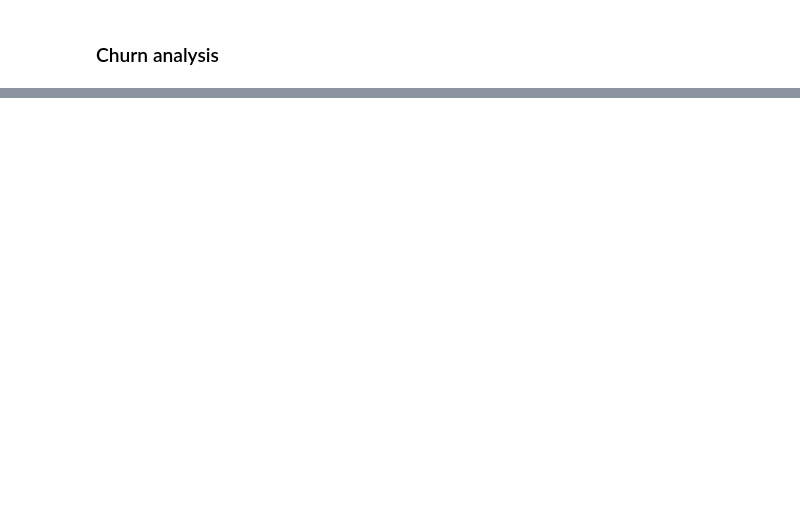
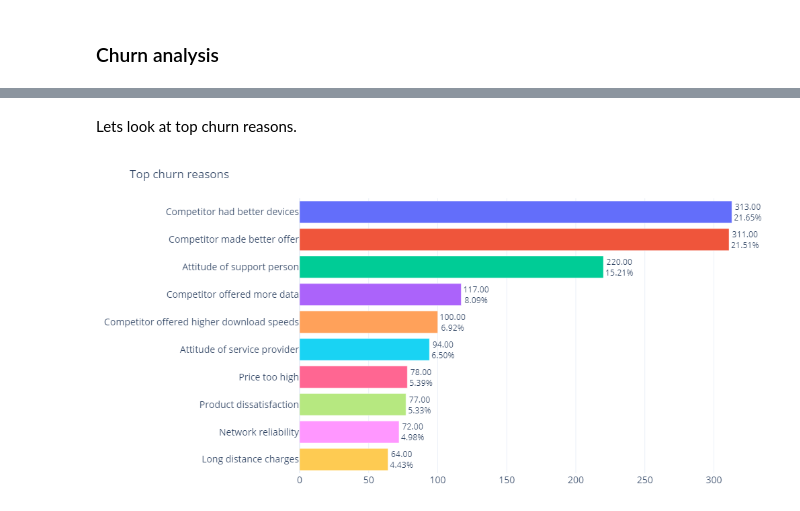
Before and after one commit to stsibikov/Telco_customer_churn, a Jupyter notebook: EDA/EDA.ipynb, the cells around one changed output, grey strips where cells are left out. Cells and saved outputs as stored; diff of their text form; code cells hidden in the pictures; blank space fills up the shorter version.

```diff
--- a/EDA/EDA.ipynb
+++ b/EDA/EDA.ipynb
@@ -266,0 +272,9 @@ Association rule mining? Preferrably on churn
+# %% [markdown]
+Lets look at top churn reasons.
+# %%
+out = df.groupby('churn_reason', as_index=False).size().sort_values(by='size', ascending=False)[:11]
+out = out[out['churn_reason'] != "Don't know"]
+fig = ak.plot.bar(out, h=True, title='Top churn reasons')
+fig.update_layout(width=1000)
+# %% [output]
+[figure, added]
```
Also changed, not shown: parts of 16 cells of this notebook, 1 other file.
